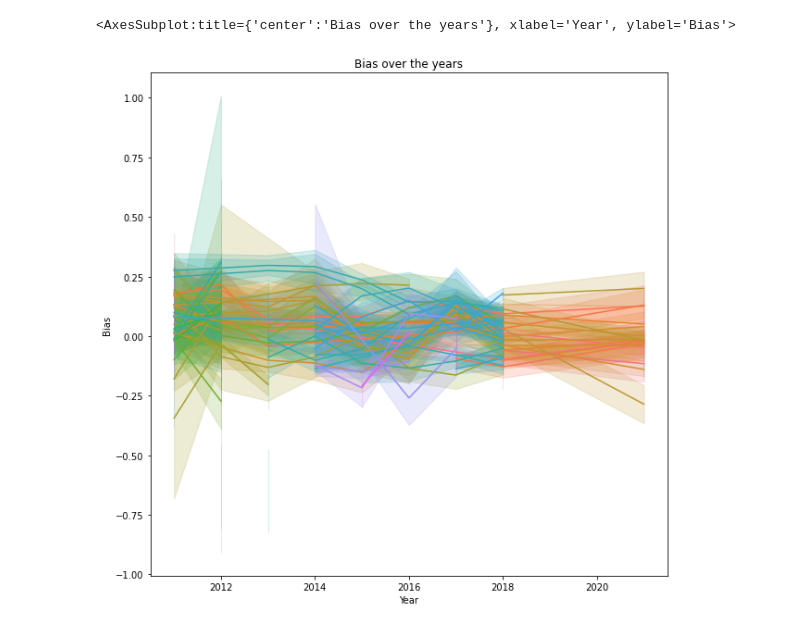
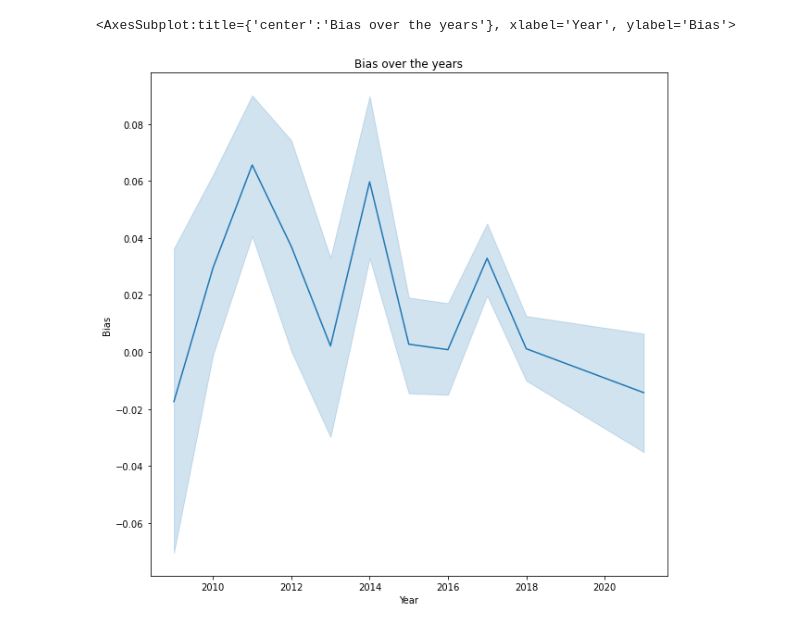
Before and after one commit to DSa-HbA1c/CAP-data, a Jupyter notebook: test.ipynb, the cells around one changed output. Cells and saved outputs as stored; diff of their text form; code cells hidden in the pictures.

Commit message:
Data visualisation made on all the years

```diff
--- a/test.ipynb
+++ b/test.ipynb
@@ -29,15 +38,8 @@ df.head(10)
 # %%
-import matplotlib.pyplot as plt
-
-bias_df = df.copy()
-
-bias_df = bias_df[["Method name", "Bias", "Year"]]
-bias_df = bias_df[bias_df["Bias"] != "-"]
-
 plt.figure(figsize=(10, 10))
 plt.title("Bias over the years")
 
-sns.lineplot(x="Year", y="Bias", data=bias_df, hue="Method name", legend=False)
+sns.lineplot(x="Year", y="Bias", data=bias_df, legend=False)
 # %% [output]
 <AxesSubplot:title={'center':'Bias over the years'}, xlabel='Year', ylabel='Bias'>
-[figure, old version]
+[figure, new version]
```
Also changed, not shown: parts of 3 cells of this notebook, 7 other files.
